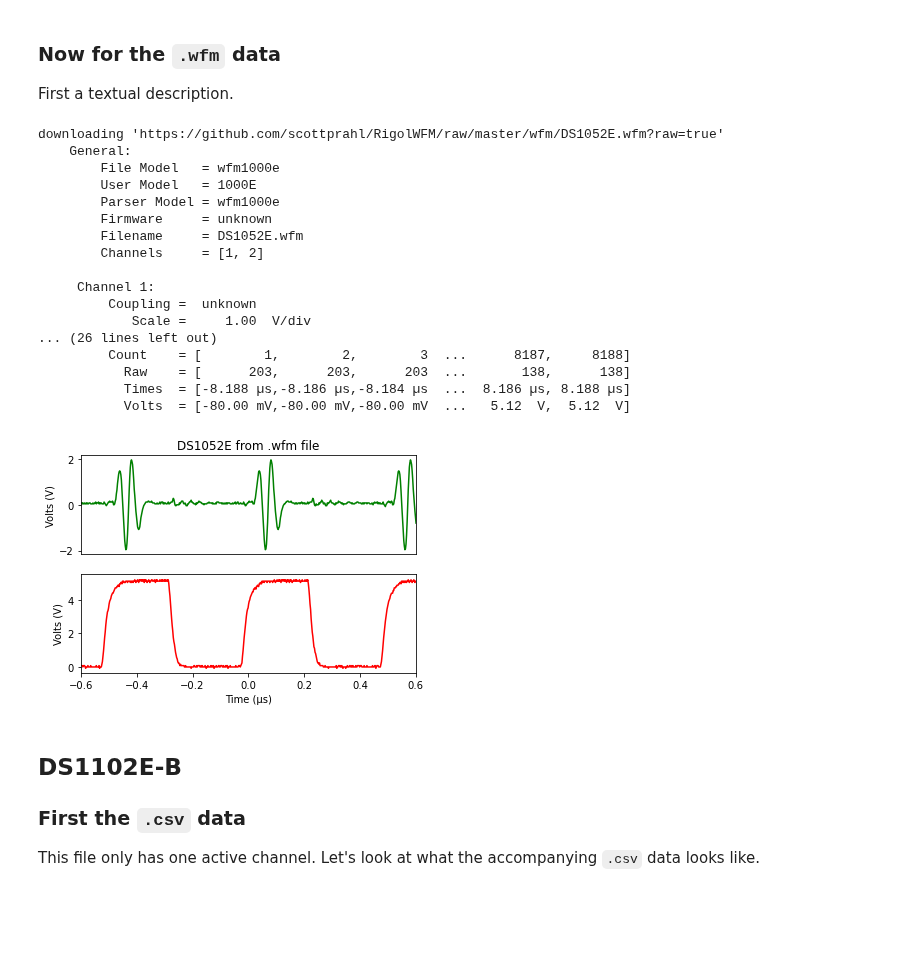
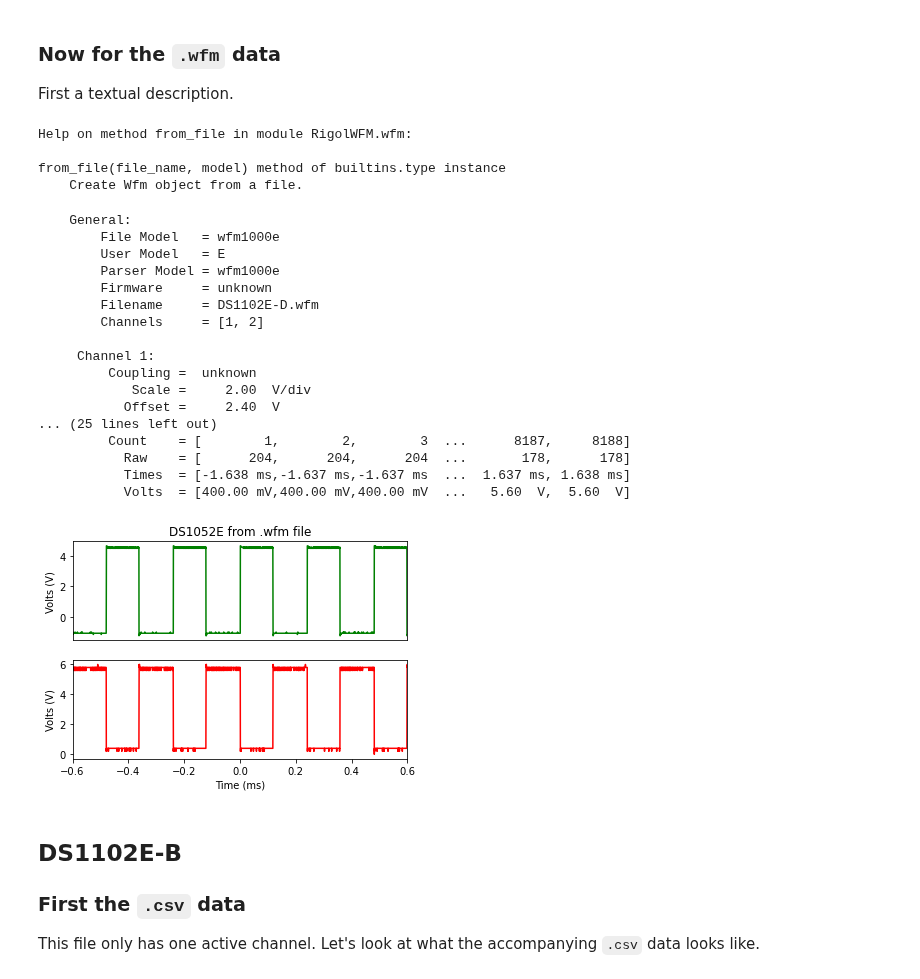
Before and after one commit to scottprahl/RigolWFM, a Jupyter notebook: docs/1-DS1000E-Waveforms.ipynb, the cells around one changed output. Cells and saved outputs as stored; diff of their text form; code cells hidden in the pictures; blank space fills up the shorter version.

```diff
--- a/docs/1-DS1000E-Waveforms.ipynb
+++ b/docs/1-DS1000E-Waveforms.ipynb
@@ -64,51 +64,62 @@ plt.show()
 ### Now for the `.wfm` data
 
 First a textual description.
+# %%
+help(rigol.Wfm.from_file)
+# %% [output]
+Help on method from_file in module RigolWFM.wfm:
+
+from_file(file_name, model) method of builtins.type instance
+    Create Wfm object from a file.
 # %%
 # raw=true is needed because this is a binary file
-wfm_url = "https://github.com/scottprahl/RigolWFM/raw/master/wfm/DS1052E.wfm" + "?raw=true"
-w = rigol.Wfm.from_url(wfm_url, '1000E')
+#wfm_url = "https://github.com/scottprahl/RigolWFM/raw/master/wfm/DS1052E.wfm" + "?raw=true"
+#w = rigol.Wfm.from_url(wfm_url, '1000E')
+
+wfm_file = "/Users/prahl/Documents/Code/git/RigolWFM/wfm/DS1102E-D.wfm"
+
+w = rigol.Wfm.from_file(wfm_file, 'E')
 
 description = w.describe()
 print(description)
 # %% [output]
-downloading 'https://github.com/scottprahl/RigolWFM/raw/master/wfm/DS1052E.wfm?raw=true'
     General:
         File Model   = wfm1000e
-        User Model   = 1000E
+        User Model   = E
         Parser Model = wfm1000e
         Firmware     = unknown
-        Filename     = DS1052E.wfm
+        Filename     = DS1102E-D.wfm
         Channels     = [1, 2]
 
      Channel 1:
          Coupling =  unknown
-            Scale =     1.00  V/div
-... (26 lines left out)
+            Scale =     2.00  V/div
+           Offset =     2.40  V
+... (25 lines left out)
          Count    = [        1,        2,        3  ...      8187,     8188]
-           Raw    = [      203,      203,      203  ...       138,      138]
-           Times  = [-8.188 µs,-8.186 µs,-8.184 µs  ...  8.186 µs, 8.188 µs]
-           Volts  = [-80.00 mV,-80.00 mV,-80.00 mV  ...   5.12  V,  5.12  V]
+           Raw    = [      204,      204,      204  ...       178,      178]
+           Times  = [-1.638 ms,-1.637 ms,-1.637 ms  ...  1.637 ms, 1.638 ms]
+           Volts  = [400.00 mV,400.00 mV,400.00 mV  ...   5.60  V,  5.60  V]
 # %%
 ch = w.channels[0]
 plt.subplot(211)
-plt.plot(ch.times*1e6, ch.volts, color='green')
+plt.plot(ch.times*1e3, ch.volts, color='green')
 plt.title("DS1052E from .wfm file")
 plt.ylabel("Volts (V)")
 plt.xlim(-0.6,0.6)
 
 plt.xticks([])
 
 ch = w.channels[1]
 plt.subplot(212)
-plt.plot(ch.times*1e6, ch.volts, color='red')
-plt.xlabel("Time (µs)")
+plt.plot(ch.times*1e3, ch.volts, color='red')
+plt.xlabel("Time (ms)")
 plt.ylabel("Volts (V)")
 plt.xlim(-0.6,0.6)
 
 plt.show()
 # %% [output]
-[figure, old version]
+[figure, new version]
 # %% [markdown]
 ## DS1102E-B
 
```
Also changed, not shown: 2 other files.
